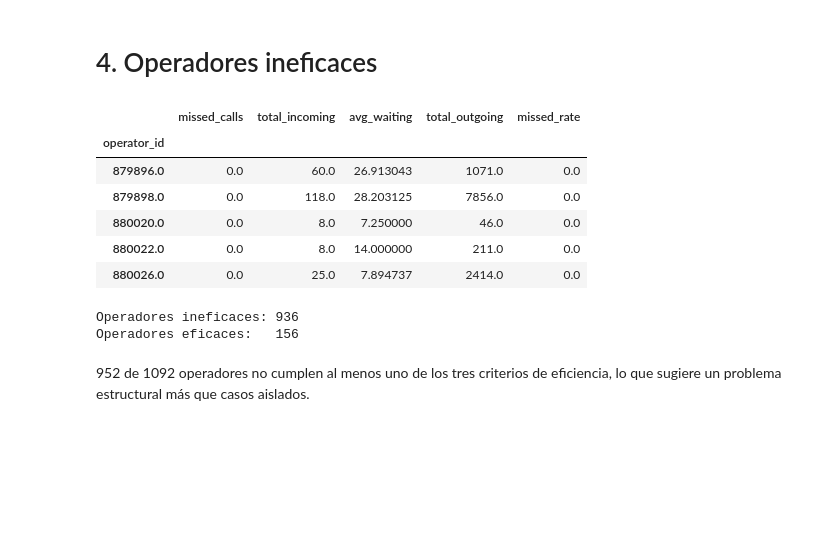
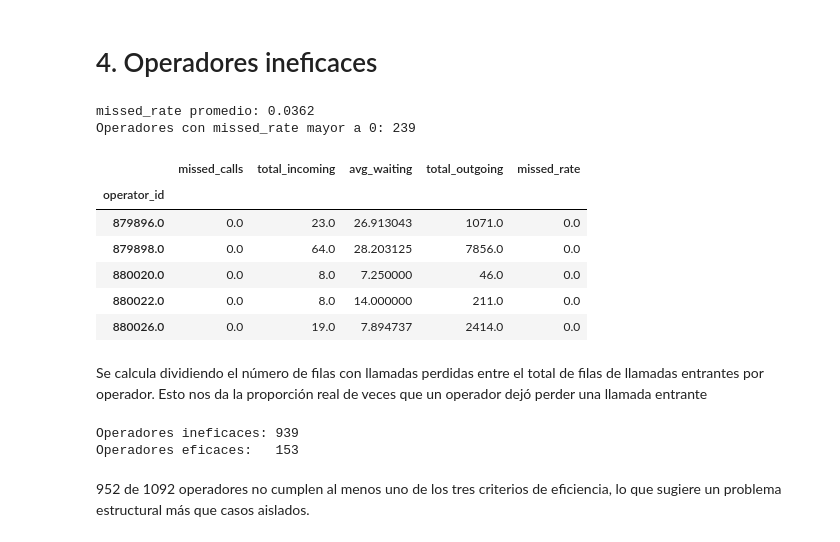
Before and after one commit to camilo180700/Final_Project_DA, a Jupyter notebook: Telecom_project/analysis_telecom.ipynb, the cells around one changed output. Drawn from its saved outputs; the diff is of its cells as text; code cells hidden in the pictures; blank space fills up the shorter version.

```diff
--- a/Telecom_project/analysis_telecom.ipynb
+++ b/Telecom_project/analysis_telecom.ipynb
@@ -195,50 +198,52 @@ El sistema maneja significativamente más llamadas salientes que entrantes, lo q
 # 4. Operadores ineficaces
 # %%
 # Solo operadores con ID real
-
-df_ops = df[df['operator_id'].notna()].copy()
+df_ops = df[df['operator_id'].notna()].copy() # se usa una copia para evitar el SettingWithCopyWarning
 
 # Separar llamadas entrantes y salientes
-
 entrantes = df_ops[df_ops['direction'] == 'in']
 salientes = df_ops[df_ops['direction'] == 'out']
 
 # Métricas por operador
 
-missed = entrantes.groupby('operator_id')['is_missed_call'].sum()
-total_in = entrantes.groupby('operator_id')['calls_count'].sum()
-waiting = entrantes.groupby('operator_id')['waiting_time'].mean()
+# se cuenta cuántas filas son True
+missed   = entrantes.groupby('operator_id')['is_missed_call'].sum()
+
+# Se cuenta filas de llamadas entrantes (no calls_count)
+total_in = entrantes.groupby('operator_id')['is_missed_call'].count()
+
+waiting  = entrantes.groupby('operator_id')['waiting_time'].mean()
 total_out = salientes.groupby('operator_id')['calls_count'].sum()
 
 # Unir todo en una tabla
-
 operator_stats = pd.DataFrame({
-    'missed_calls': missed,
+    'missed_calls'  : missed,
     'total_incoming': total_in,
-    'avg_waiting': waiting,
+    'avg_waiting'   : waiting,
     'total_outgoing': total_out
 })
 
-# Solo rellenamos lo que tiene sentido rellenar con 0
-operator_stats['missed_calls'] = operator_stats['missed_calls'].fillna(0)
 operator_stats['total_outgoing'] = operator_stats['total_outgoing'].fillna(0)
 
-# missed_rate se calcula después del fillna
-operator_stats['missed_rate'] = (
-    operator_stats['missed_calls'] / operator_stats['total_incoming']
-).fillna(0)
-
+# missed_rate = filas perdidas / total filas entrantes
 operator_stats['missed_rate'] = operator_stats['missed_calls'] / operator_stats['total_incoming']
 
+print('missed_rate promedio:', operator_stats['missed_rate'].mean().round(4))
+print('Operadores con missed_rate mayor a 0:', (operator_stats['missed_rate'] > 0).sum())
+
 operator_stats.head()
 # %% [output]
+missed_rate promedio: 0.0362
+Operadores con missed_rate mayor a 0: 239
 |  | missed_calls | total_incoming | avg_waiting | total_outgoing | missed_rate |
 | operator_id |  |  |  |  |  |
-| 879896.0 | 0.0 | 60.0 | 26.913043 | 1071.0 | 0.0 |
-| 879898.0 | 0.0 | 118.0 | 28.203125 | 7856.0 | 0.0 |
+| 879896.0 | 0.0 | 23.0 | 26.913043 | 1071.0 | 0.0 |
+| 879898.0 | 0.0 | 64.0 | 28.203125 | 7856.0 | 0.0 |
 | 880020.0 | 0.0 | 8.0 | 7.250000 | 46.0 | 0.0 |
 | 880022.0 | 0.0 | 8.0 | 14.000000 | 211.0 | 0.0 |
-| 880026.0 | 0.0 | 25.0 | 7.894737 | 2414.0 | 0.0 |
+| 880026.0 | 0.0 | 19.0 | 7.894737 | 2414.0 | 0.0 |
+# %% [markdown]
+Se calcula dividiendo el número de filas con llamadas perdidas entre el total de filas de llamadas entrantes por operador. Esto nos da la proporción real de veces que un operador dejó perder una llamada entrante
 # %%
 # Análisis de ineficacia
 
@@ -257,8 +262,8 @@ operator_stats['ineficaz'] = (
 print('Operadores ineficaces:', operator_stats['ineficaz'].sum())
 print('Operadores eficaces:  ', (~operator_stats['ineficaz']).sum())
 # %% [output]
-Operadores ineficaces: 936
-Operadores eficaces:   156
+Operadores ineficaces: 939
+Operadores eficaces:   153
 # %% [markdown]
 952 de 1092 operadores no cumplen al menos uno de los tres criterios de eficiencia, lo que sugiere  un problema estructural más que casos aislados.
 # %%
```
Also changed, not shown: parts of 9 cells of this notebook, 1 other file.
